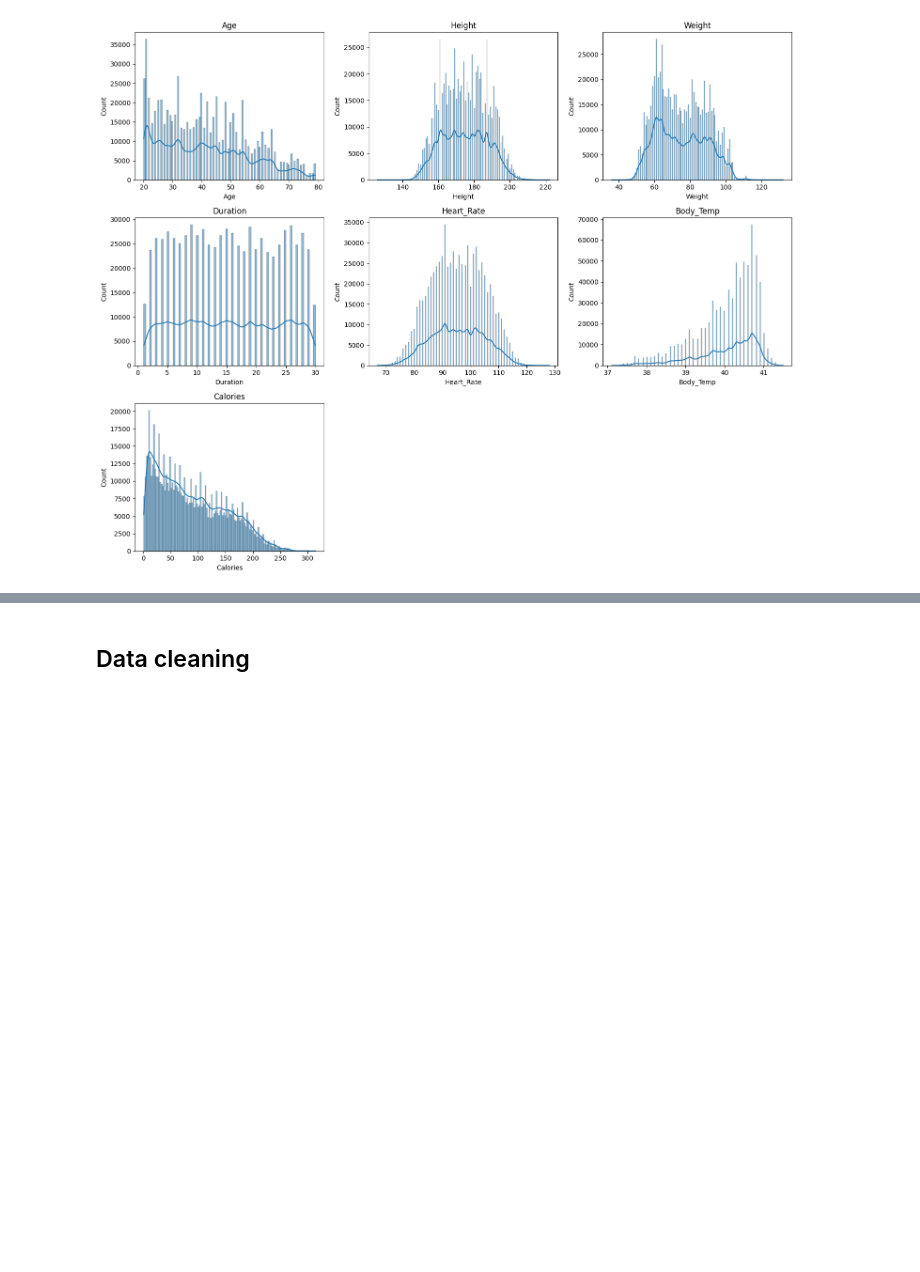
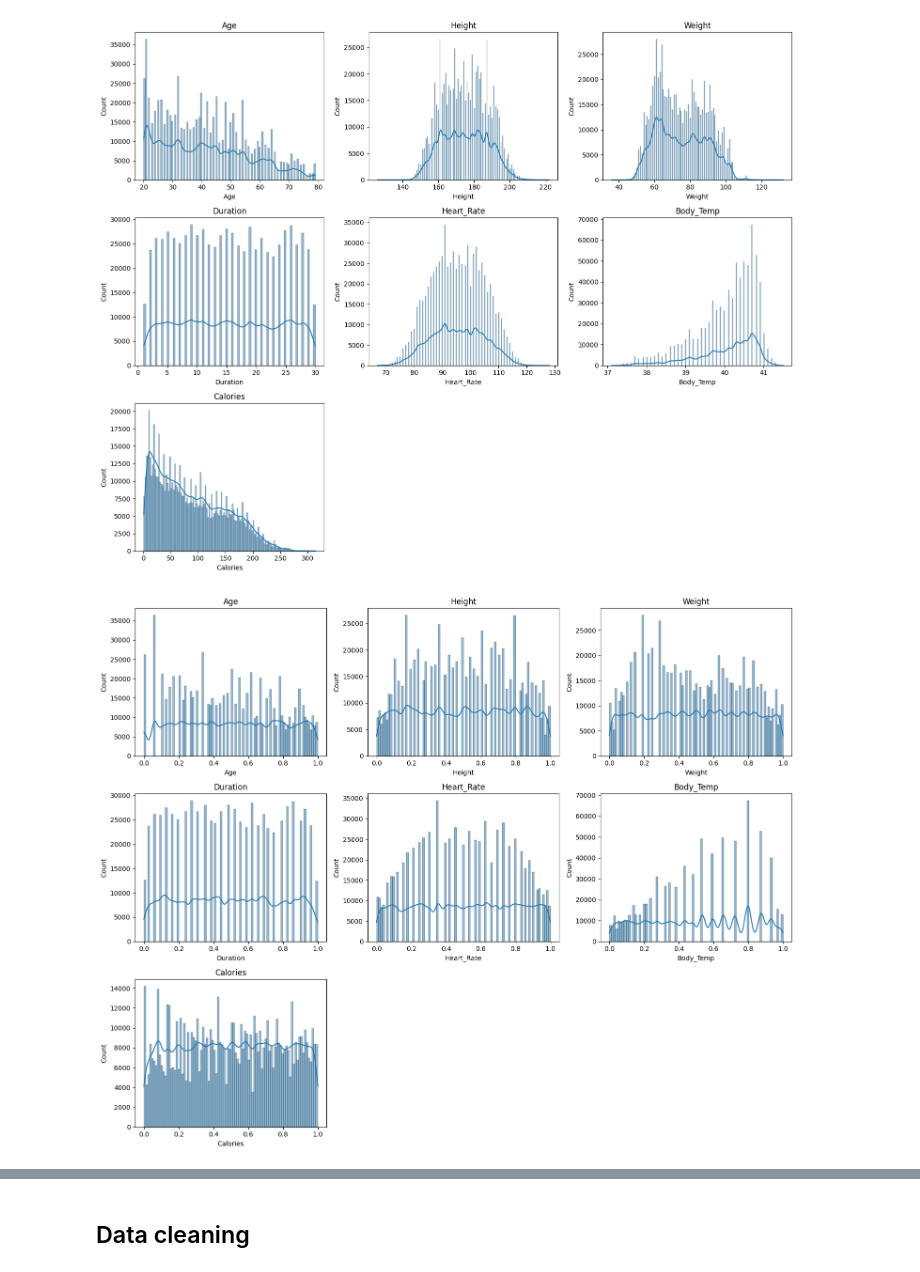
Before and after one commit to thcarole1/Predict_calorie_expenditure, a Jupyter notebook: notebooks/Predict_calorie_expenditure.ipynb, the cells around one changed output, grey strips where cells are left out. Drawn from its saved outputs; the diff is of its cells as text; code cells hidden in the pictures; blank space fills up the shorter version.

```diff
--- a/notebooks/Predict_calorie_expenditure.ipynb
+++ b/notebooks/Predict_calorie_expenditure.ipynb
@@ -119,3 +119,21 @@ def plot_histplot_sns(df):
 plot_histplot_sns(data)
 # %% [output]
 [figure]
+# %%
+# visualize a uniform quantile transform of the sonar dataset
+from sklearn.preprocessing import QuantileTransformer
+from matplotlib import pyplot
+
+# # retrieve just the numeric input values
+# data = dataset.values[:, :-1]
+
+num_data = data.drop(columns=['Sex'])
+# perform a uniform quantile transform of the dataset
+trans = QuantileTransformer(n_quantiles=100, output_distribution='uniform')
+num_data_transformed = trans.fit_transform(num_data)
+num_data_transformed = pd.DataFrame(num_data_transformed, columns=num_data.columns, index=num_data.index)
+# %%
+# Display hist plots for numerical features.
+plot_histplot_sns(num_data_transformed)
+# %% [output]
+[figure, added]
```
Also changed, not shown: parts of 15 cells of this notebook, 1 other file.
